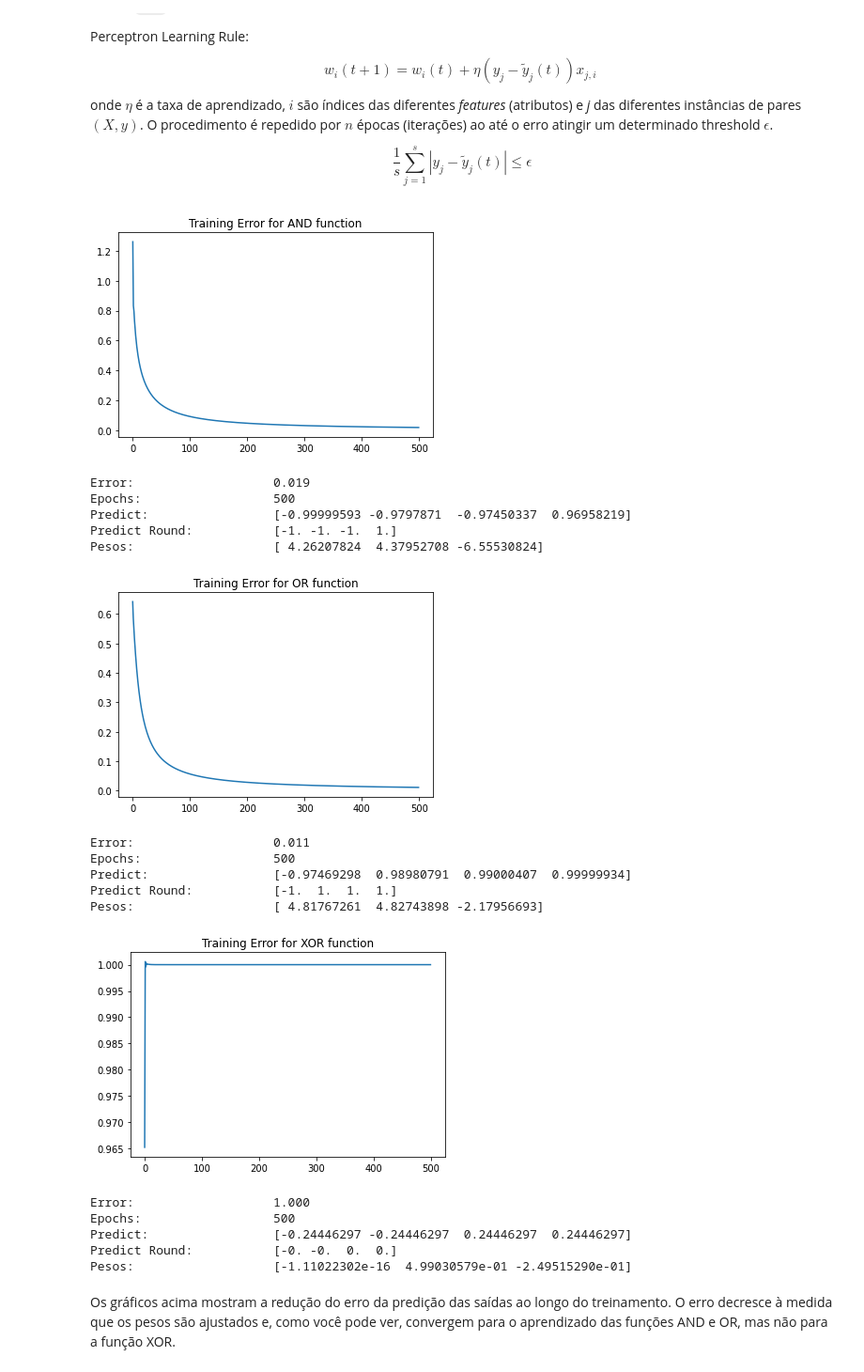
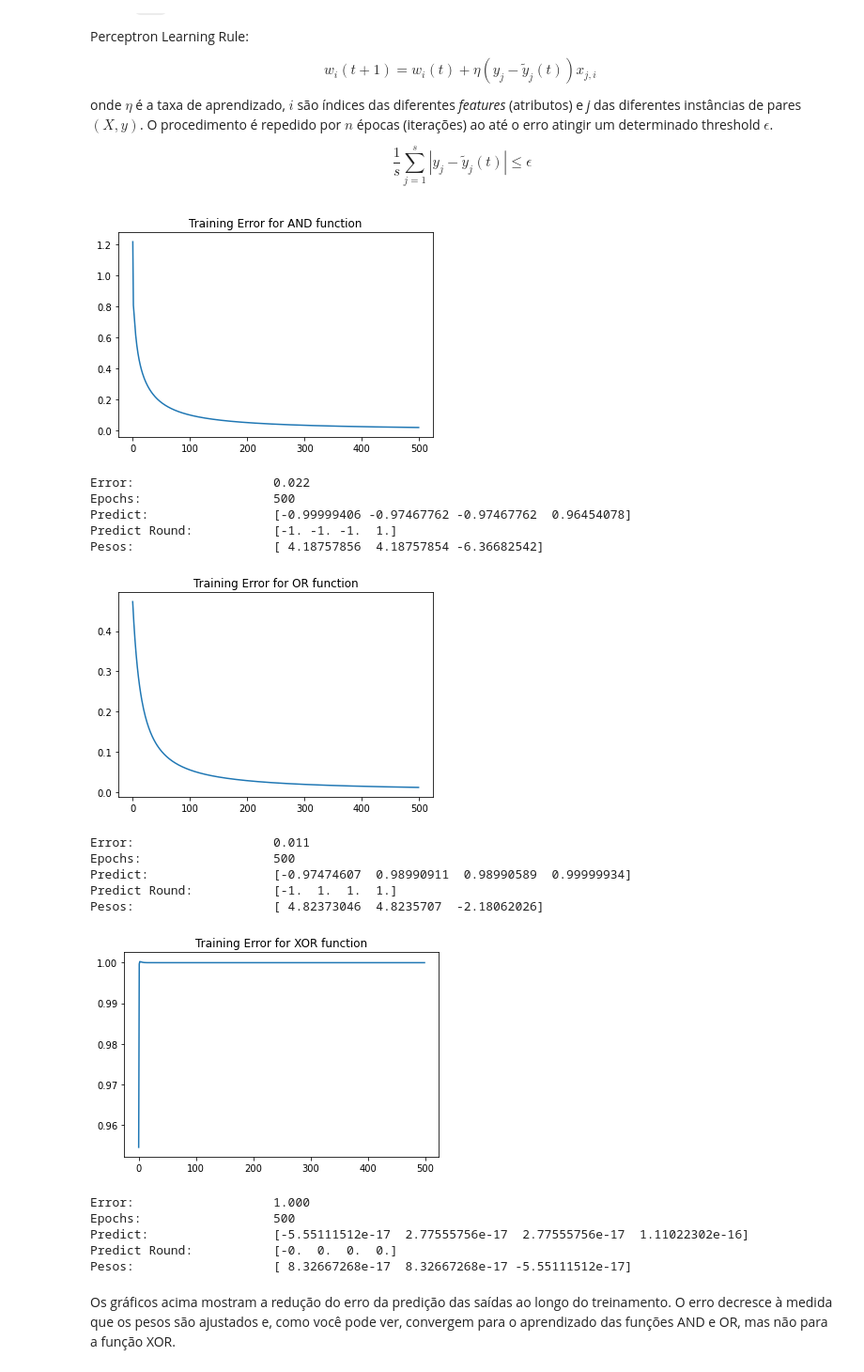
Before and after one commit to Rogerio-mack/Deep-Learning-I, a Jupyter notebook: T1.ipynb, the cells around one changed output. Shown: that part at 94% size. Cells and saved outputs as stored; diff of their text form; code cells hidden in the pictures.

```diff
--- a/T1.ipynb
+++ b/T1.ipynb
@@ -264,47 +264,47 @@ def train_perceptron(learn = 'AND', epochs = 500, learning_rate = 0.2, threshold
     error_hist.append(error)
     if error <= threshold: break
 
     for i in range(np.shape(X)[0]):
       W[0] = W[0] + learning_rate * (y[i] - y_pred[i]) * X[i,0]
-      W[1] = W[1] + learning_rate * (y[i] - y_pred[i]) * X[i,0]
+      W[1] = W[1] + learning_rate * (y[i] - y_pred[i]) * X[i,1]
       W[2] = W[2] + learning_rate * (y[i] - y_pred[i])
 
   return W, error_hist, y_pred
 
 
 for funcao in ['AND','OR','XOR']:
 
   W, error_hist, y_pred = train_perceptron(funcao)
   # W, error_hist, y_pred = train_perceptron(funcao, 20000)
 
   sns.lineplot(x=range(len(error_hist)),y=error_hist)
   plt.title('Training Error for ' + funcao + ' function' )
   plt.show()
 
   print(f'Error: \t\t\t {error_hist[len(error_hist)-1] :0.3f}')
   print(f'Epochs: \t\t {len(error_hist)}')
   print(f'Predict: \t\t {y_pred}')
   print(f'Predict Round: \t\t {np.round(y_pred)}')
   print(f'Pesos: \t\t\t {W}')
 # %% [output]
-[figure, old version]
+[figure, new version]
-Error:                   0.019
+Error:                   0.022
 Epochs:                  500
-Predict:                 [-0.99999593 -0.9797871  -0.97450337  0.96958219]
+Predict:                 [-0.99999406 -0.97467762 -0.97467762  0.96454078]
 Predict Round:           [-1. -1. -1.  1.]
-Pesos:                   [ 4.26207824  4.37952708 -6.55530824]
+Pesos:                   [ 4.18757856  4.18757854 -6.36682542]
-[figure, old version]
+[figure, new version]
 Error:                   0.011
 Epochs:                  500
-Predict:                 [-0.97469298  0.98980791  0.99000407  0.99999934]
+Predict:                 [-0.97474607  0.98990911  0.98990589  0.99999934]
 Predict Round:           [-1.  1.  1.  1.]
-Pesos:                   [ 4.81767261  4.82743898 -2.17956693]
+Pesos:                   [ 4.82373046  4.8235707  -2.18062026]
-[figure, old version]
+[figure, new version]
 Error:                   1.000
 Epochs:                  500
-Predict:                 [-0.24446297 -0.24446297  0.24446297  0.24446297]
-Predict Round:           [-0. -0.  0.  0.]
-Pesos:                   [-1.11022302e-16  4.99030579e-01 -2.49515290e-01]
+Predict:                 [-5.55111512e-17  2.77555756e-17  2.77555756e-17  1.11022302e-16]
+Predict Round:           [-0.  0.  0.  0.]
+Pesos:                   [ 8.32667268e-17  8.32667268e-17 -5.55111512e-17]
 # %% [markdown]
 Os gráficos acima mostram a redução do erro da predição das saídas ao longo do treinamento. O erro decresce à medida que os pesos são ajustados e, como você pode ver, convergem para o aprendizado das funções AND e OR, mas não para a função XOR.
 # %% [markdown]
```
Also changed, not shown: parts of 2 cells of this notebook.
